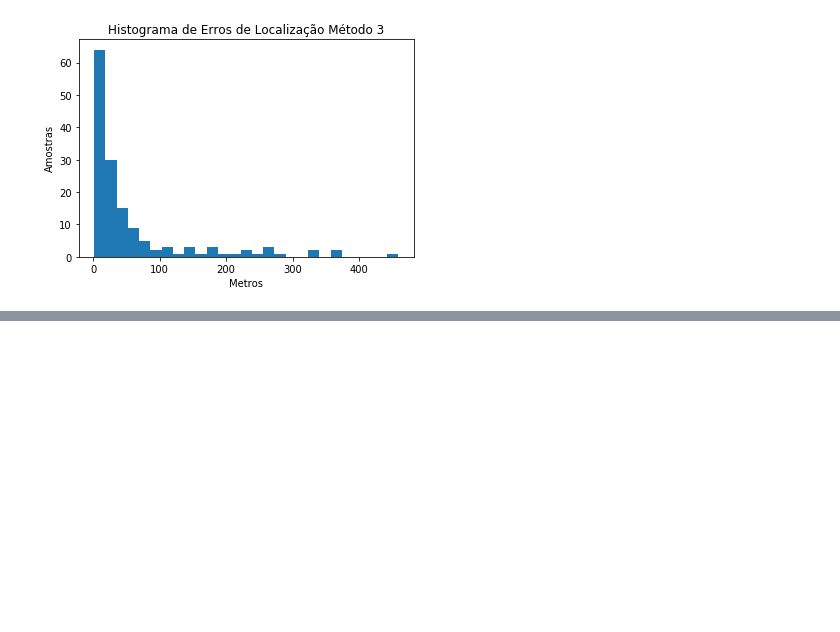
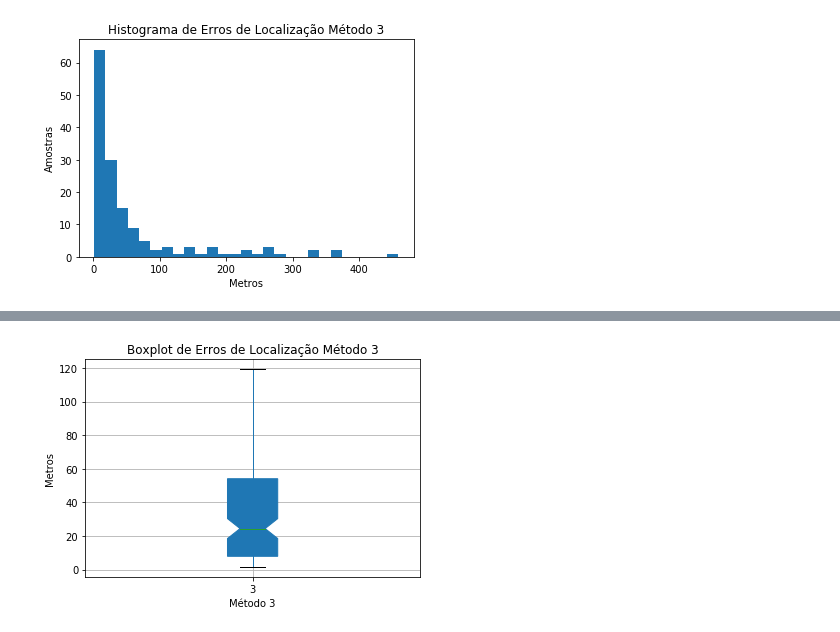
Before and after one commit to mbs8/CMoveis, a Jupyter notebook: visualization.ipynb, the cells around one changed output, grey strips where cells are left out. Saved outputs shown, nothing was run; the diff lists cells and outputs as text; code cells hidden in the pictures; blank space fills up the shorter version.

```diff
--- a/visualization.ipynb
+++ b/visualization.ipynb
@@ -163,0 +168,8 @@ boxplotErrorLocation = errorLocation.boxplot(column=['3'])
+# %%
+boxplotErrorLocationM3 = errorLocation.boxplot(column=['3'], showfliers = False, notch = True, patch_artist = True)
+plt.title("Boxplot de Erros de Localização Método 3")
+plt.xlabel('Método 3')
+plt.ylabel('Metros')
+plt.show()
+# %% [output]
+[figure, added]
```
Also changed, not shown: parts of 5 cells of this notebook.
